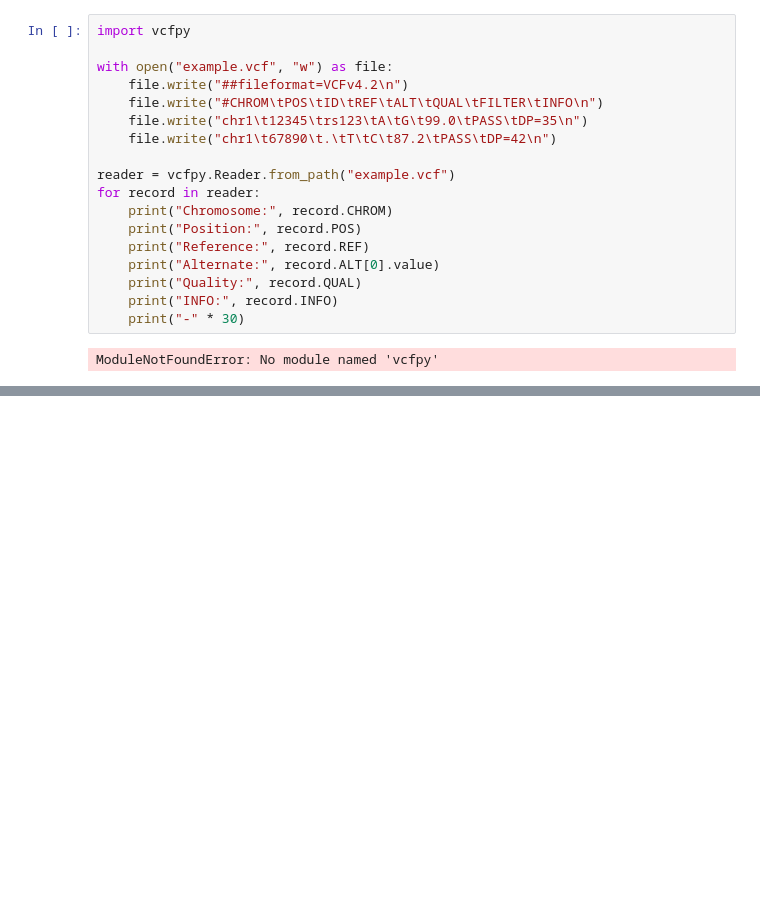
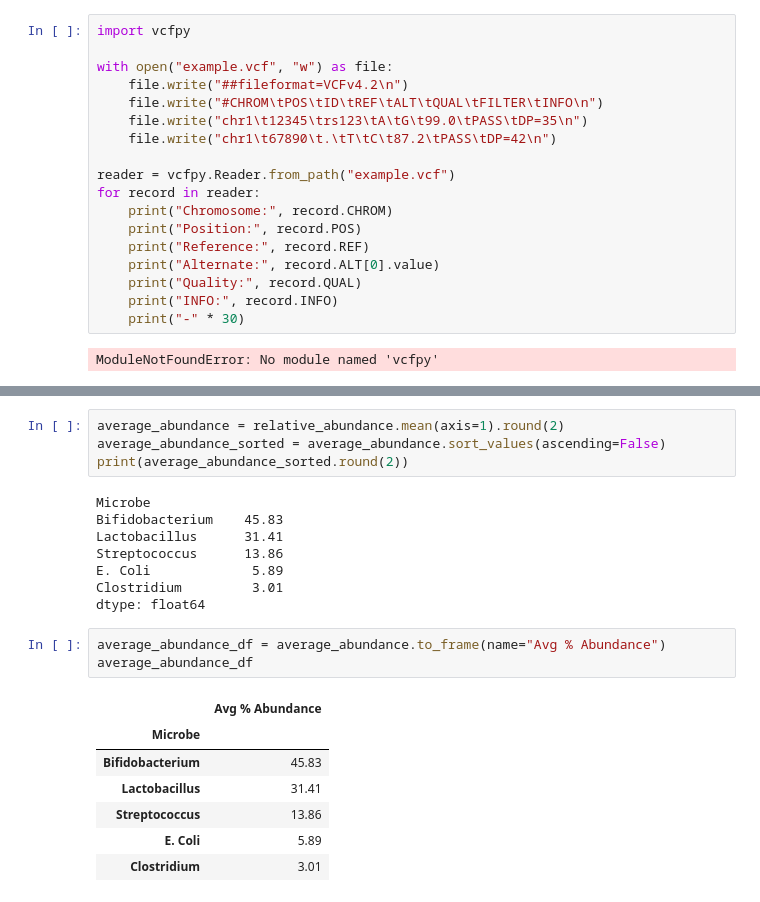
Before and after one commit to tssmith5619/learn2code, a Jupyter notebook: Python_Lessons_Month2.ipynb, the cells around one changed output, grey strips where cells are left out. Saved outputs shown, nothing was run; the diff lists cells and outputs as text; blank space fills up the shorter version.

```diff
--- a/Python_Lessons_Month2.ipynb
+++ b/Python_Lessons_Month2.ipynb
@@ -214,0 +339,23 @@ ModuleNotFoundError: No module named 'vcfpy'
+# %%
+average_abundance = relative_abundance.mean(axis=1).round(2)
+average_abundance_sorted = average_abundance.sort_values(ascending=False)
+print(average_abundance_sorted.round(2))
+# %% [output]
+Microbe
+Bifidobacterium    45.83
+Lactobacillus      31.41
+Streptococcus      13.86
+E. Coli             5.89
+Clostridium         3.01
+dtype: float64
+# %%
+average_abundance_df = average_abundance.to_frame(name="Avg % Abundance")
+average_abundance_df
+# %% [output]
+|  | Avg % Abundance |
+| Microbe |  |
+| Bifidobacterium | 45.83 |
+| Lactobacillus | 31.41 |
+| Streptococcus | 13.86 |
+| E. Coli | 5.89 |
+| Clostridium | 3.01 |
```
Also changed, not shown: parts of 6 cells of this notebook.
